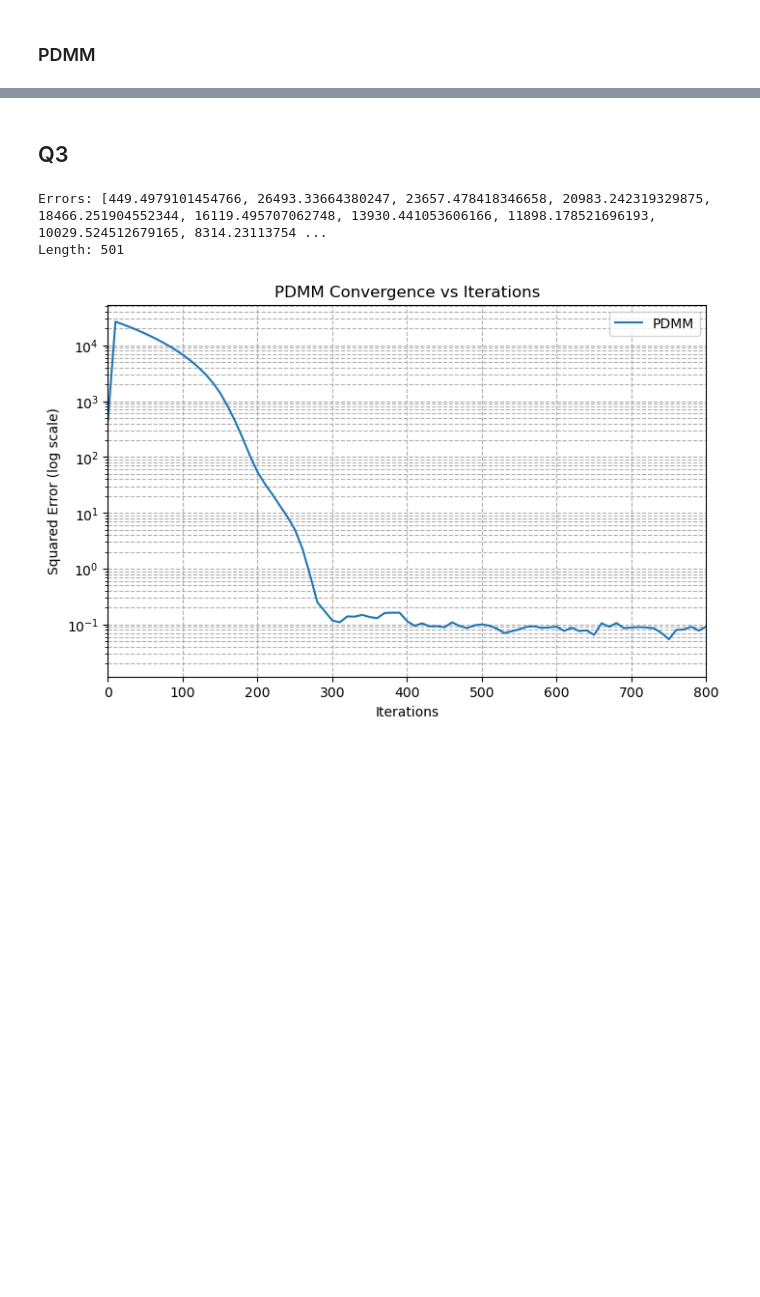
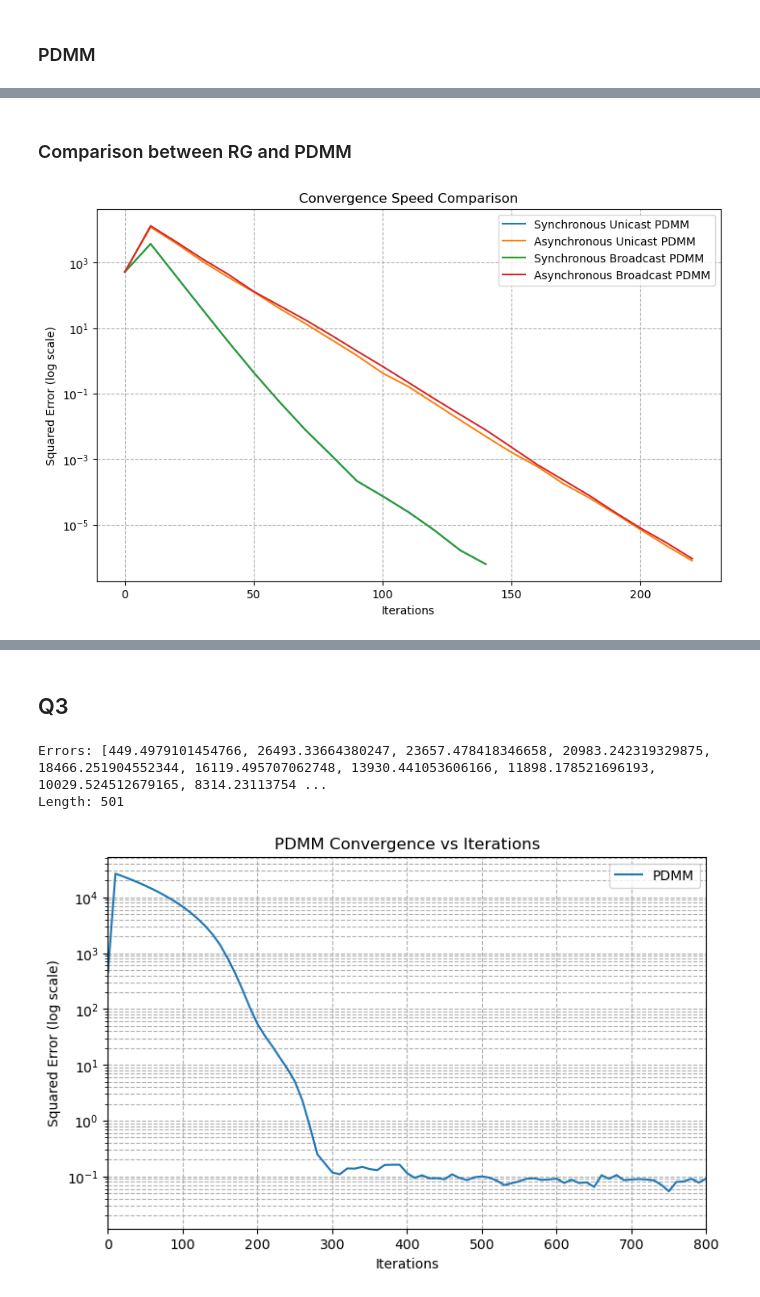
Before and after one commit to YuhanXu718/Distributed, a Jupyter notebook: Project2.ipynb, the cells around one changed output, grey strips where cells are left out. Cells and saved outputs as stored; diff of their text form; code cells hidden in the pictures; blank space fills up the shorter version.

```diff
--- a/Project2.ipynb
+++ b/Project2.ipynb
@@ -591,0 +613,41 @@ Total number of transmissions used by PDMM: 102700
+# %% [markdown]
+### Comparison between RG and PDMM
+# %%
+# run 4 results of syn unicast pdmm, asyn unicast pdmm, syn broadcast pdmm, asyn broadcast pdmm
+pdmm_syn_unicast, history_pdmm_syn_unicast = pdmm_average_consensus(init_values, adj_matrix)
+pdmm_asyn_unicast, history_pdmm_asyn_unicast = pdmm_average_consensus(
+    init_values, adj_matrix, is_synchronous=False, active_rate=0.5)
+pdmm_syn_broadcast, history_pdmm_syn_broadcast = pdmm_average_consensus(
+    init_values, adj_matrix, is_unicast=False)
+pdmm_asyn_broadcast, history_pdmm_asyn_broadcast = pdmm_average_consensus(
+    init_values, adj_matrix, is_unicast=False, is_synchronous=False, active_rate=0.5)
+# %%
+# generate image showing the squared error vs iteration
+# the image has 5 lines, representing the results of syn unicast pdmm, asyn unicast pdmm, syn broadcast pdmm, asyn broadcast pdmm
+plt.figure(figsize=(10, 6))
+
+# Synchronous Unicast PDMM
+plt.semilogy(np.arange(0, len(history_pdmm_syn_unicast['errors'])) * 10,
+                history_pdmm_syn_unicast['errors'], label='Synchronous Unicast PDMM')
+
+# Asynchronous Unicast PDMM
+plt.semilogy(np.arange(0, len(history_pdmm_asyn_unicast['errors'])) * 10,
+                history_pdmm_asyn_unicast['errors'], label='Asynchronous Unicast PDMM')
+
+# Synchronous Broadcast PDMM
+plt.semilogy(np.arange(0, len(history_pdmm_syn_broadcast['errors'])) * 10,
+                history_pdmm_syn_broadcast['errors'], label='Synchronous Broadcast PDMM')
+
+# Asynchronous Broadcast PDMM
+plt.semilogy(np.arange(0, len(history_pdmm_asyn_broadcast['errors'])) * 10,
+                history_pdmm_asyn_broadcast['errors'], label='Asynchronous Broadcast PDMM')
+
+plt.xlabel('Iterations')
+plt.ylabel('Squared Error (log scale)')
+plt.title('Convergence Speed Comparison')
+plt.grid(True, which="both", ls="--")
+plt.legend()
+# plt.savefig('error_vs_iteration_comparison.png') # Save the figure
+plt.show()
+# %% [output]
+[figure, added]
```
Also changed, not shown: parts of 26 cells of this notebook.
